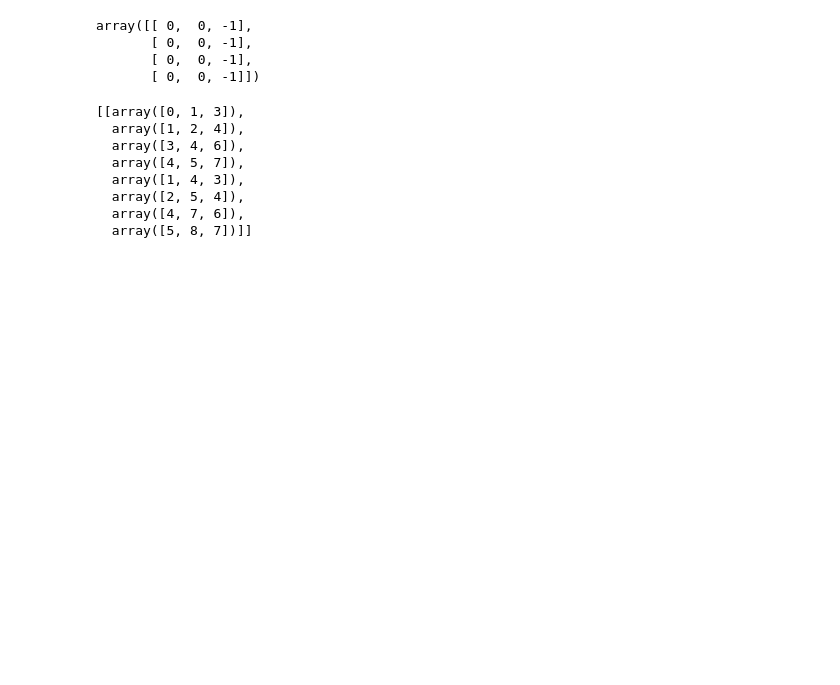
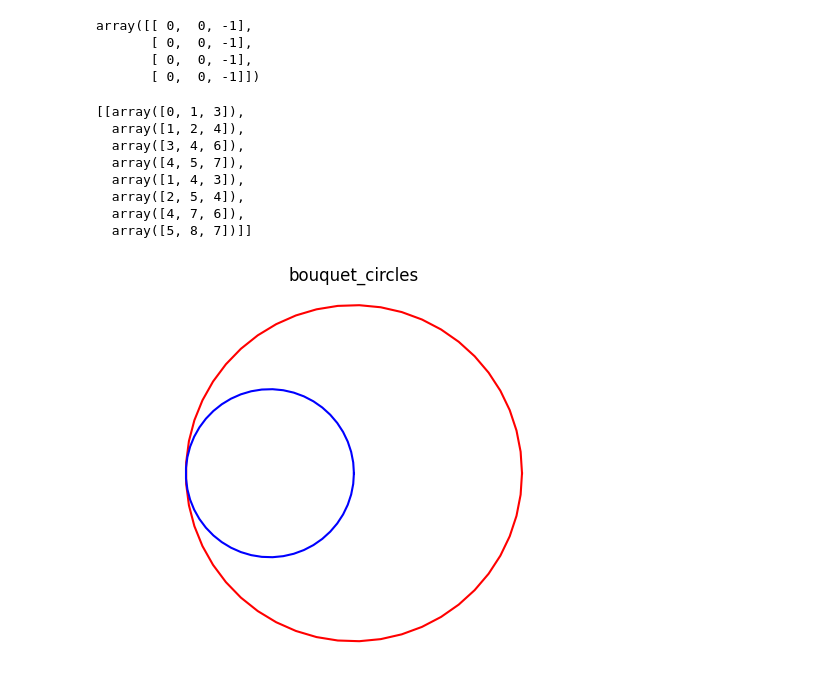
Before and after one commit to macbuse/ALG_TOP, a Jupyter notebook: homotopies.ipynb, the cells around one changed output. Cells and saved outputs as stored; diff of their text form; code cells hidden in the pictures; blank space fills up the shorter version.

```diff
--- a/homotopies.ipynb
+++ b/homotopies.ipynb
@@ -326,3 +329,20 @@ simplices
   array([2, 5, 4]),
   array([4, 7, 6]),
   array([5, 8, 7])]]
+# %%
+plt.axis('equal')
+plt.axis('off')
+title = 'hawaian_earings'
+title = 'bouquet_circles'
+plt.title(title)
+
+T = np.linspace(0,2*np.pi,50)
+Z = np.exp(1J*T)
+
+for k, R in enumerate(1/np.arange(1,3)):
+    W = R*Z + R
+    plt.plot(W.real,W.imag,'rb'[k % 2]);
+
+plt.savefig(f'./IMAGES/{title}.png')
+# %% [output]
+[figure, added]
```
Also changed, not shown: parts of 1 cell of this notebook, 4 other files.
